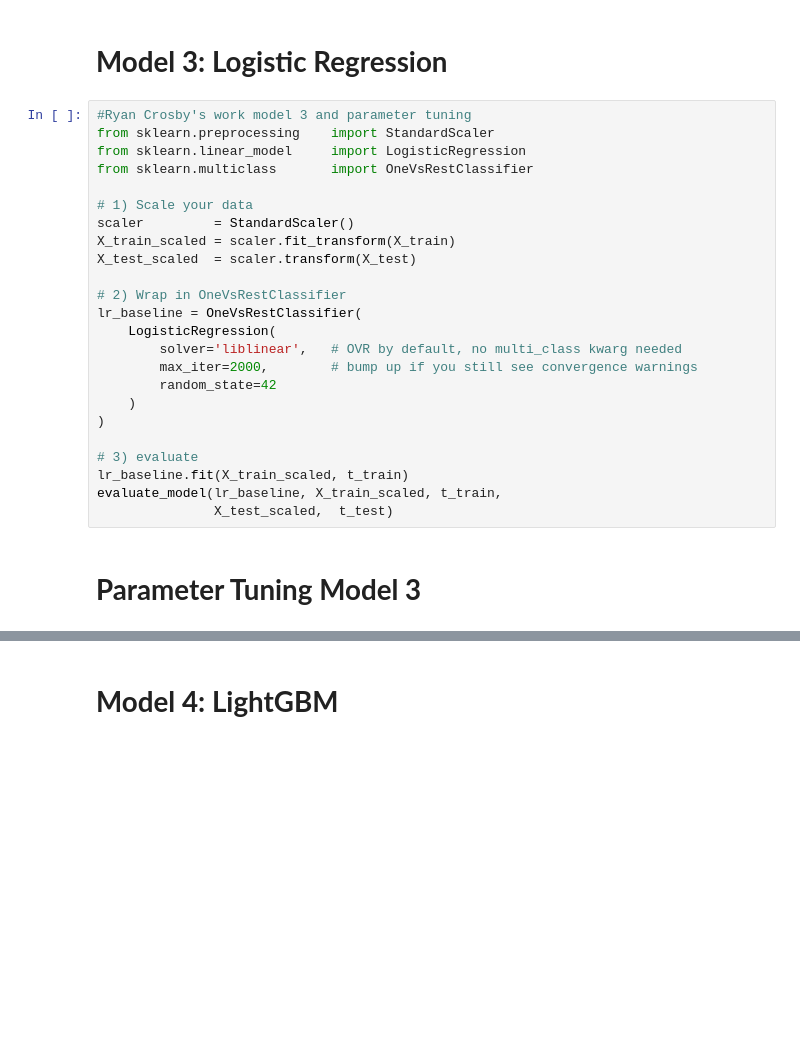
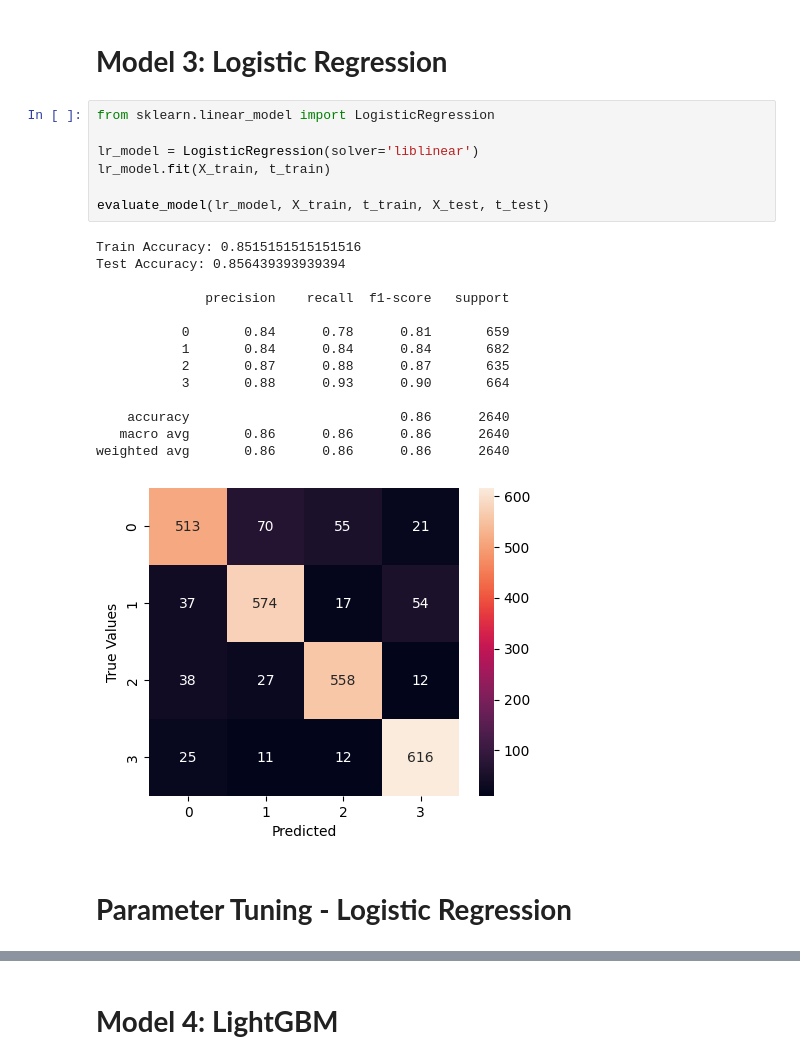
Before and after one commit to IrfanCamparaGithub/3162final, a Jupyter notebook: main.ipynb, the cells around one changed output, grey strips where cells are left out. Cells and saved outputs as stored; diff of their text form; blank space fills up the shorter version.

```diff
--- a/main.ipynb
+++ b/main.ipynb
@@ -305,28 +320,26 @@ evaluate_model(rf_model, X_train, t_train, X_test, t_test)
 # %% [markdown]
 # **Model 3: Logistic Regression**
-# %%
-#Ryan Crosby's work model 3 and parameter tuning
-from sklearn.preprocessing    import StandardScaler
-from sklearn.linear_model     import LogisticRegression
-from sklearn.multiclass       import OneVsRestClassifier
-
-# 1) Scale your data
-scaler         = StandardScaler()
-X_train_scaled = scaler.fit_transform(X_train)
-X_test_scaled  = scaler.transform(X_test)
-
-# 2) Wrap in OneVsRestClassifier
-lr_baseline = OneVsRestClassifier(
-    LogisticRegression(
-        solver='liblinear',   # OVR by default, no multi_class kwarg needed
-        max_iter=2000,        # bump up if you still see convergence warnings
-        random_state=42
-    )
-)
-
-# 3) evaluate
-lr_baseline.fit(X_train_scaled, t_train)
-evaluate_model(lr_baseline, X_train_scaled, t_train,
-               X_test_scaled,  t_test)
+# %%
+from sklearn.linear_model import LogisticRegression
+
+lr_model = LogisticRegression(solver='liblinear')
+lr_model.fit(X_train, t_train)
+
+evaluate_model(lr_model, X_train, t_train, X_test, t_test)
+# %% [output]
+Train Accuracy: 0.8515151515151516
+Test Accuracy: 0.856439393939394
+
+              precision    recall  f1-score   support
+
+           0       0.84      0.78      0.81       659
+           1       0.84      0.84      0.84       682
+           2       0.87      0.88      0.87       635
+           3       0.88      0.93      0.90       664
+
+    accuracy                           0.86      2640
+   macro avg       0.86      0.86      0.86      2640
+weighted avg       0.86      0.86      0.86      2640
+[figure, added]
 # %% [markdown]
-# **Parameter Tuning Model 3**
+# **Parameter Tuning - Logistic Regression**
```
Also changed, not shown: parts of 24 cells of this notebook, 1 other file.
